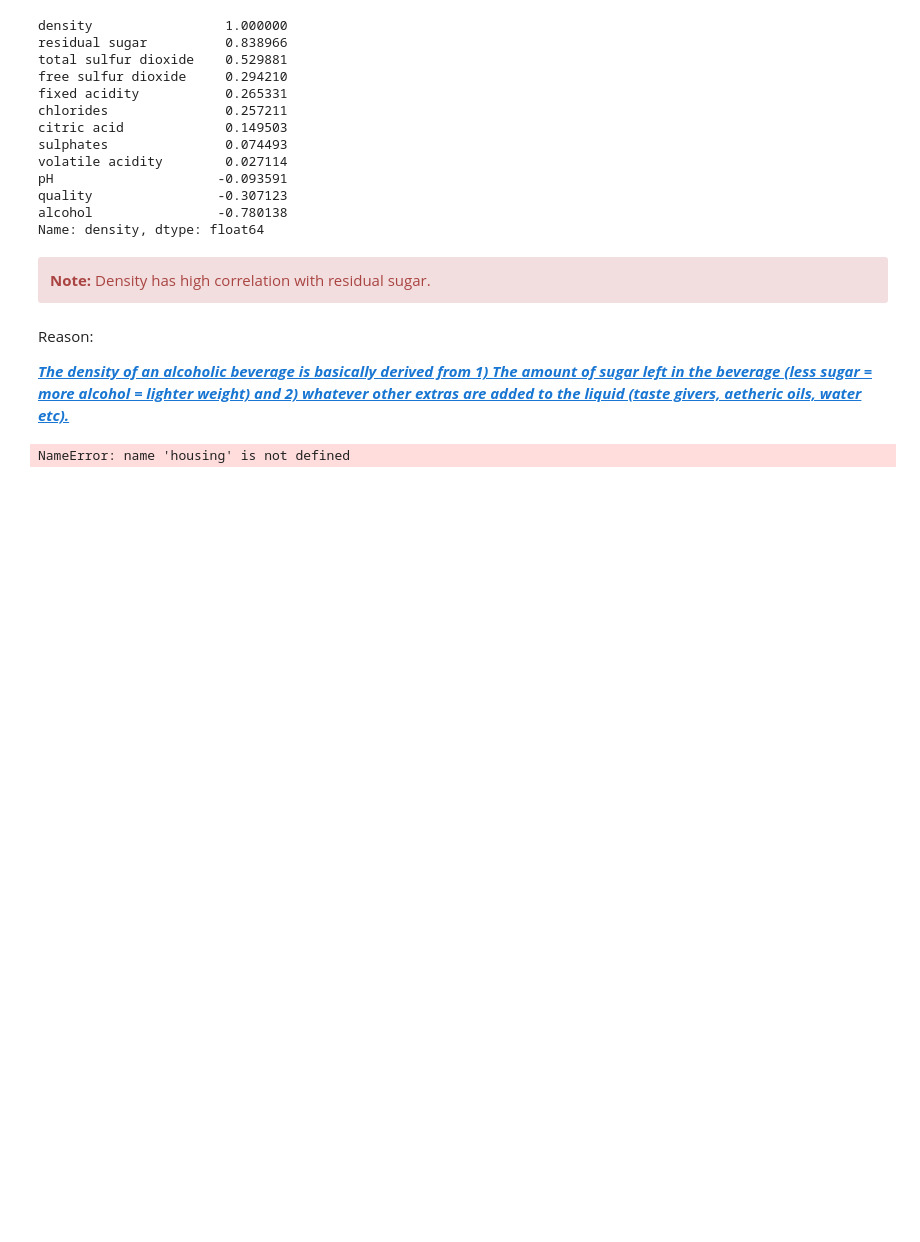
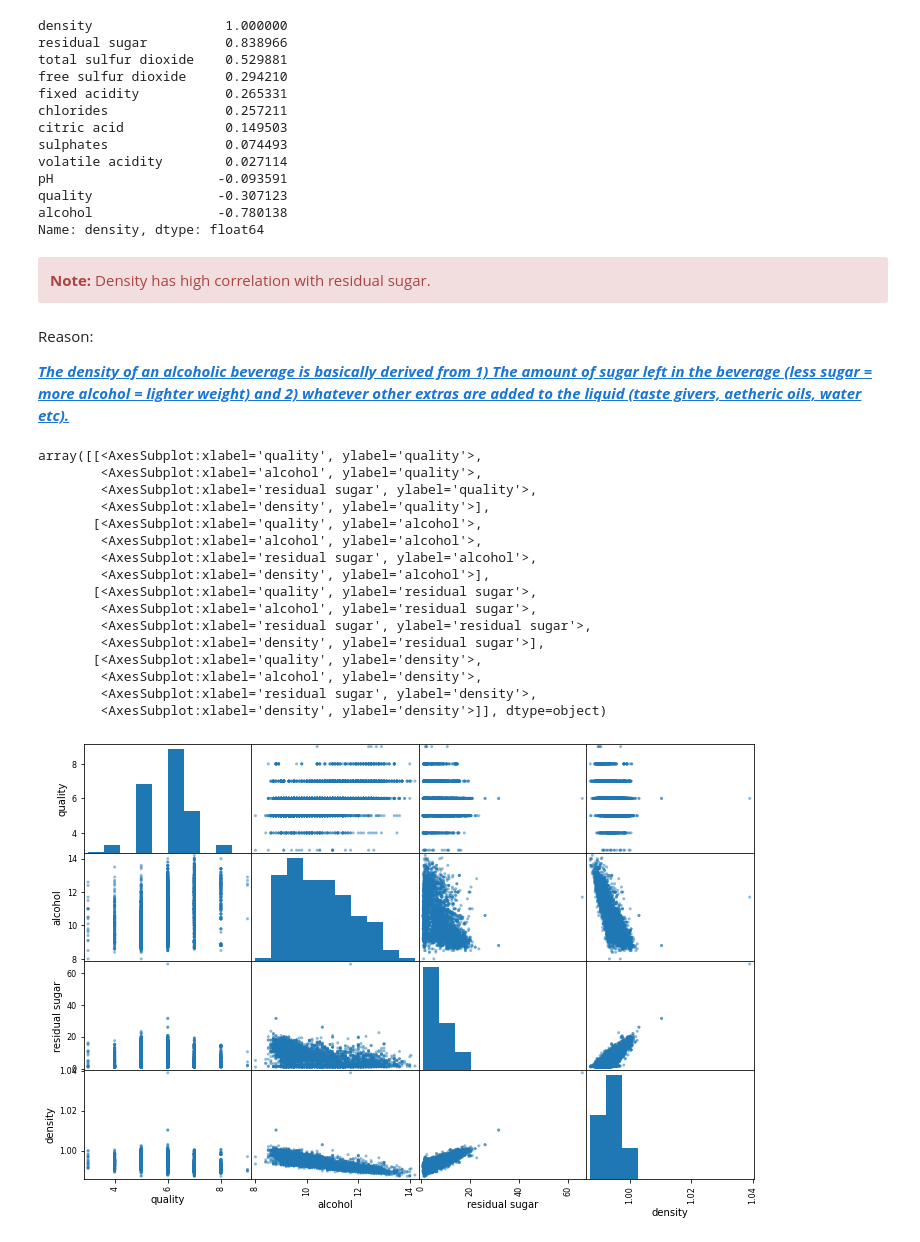
Before and after one commit to shaarick/F21DL, a Jupyter notebook: CW Wine Quality.ipynb, the cells around one changed output. Drawn from its saved outputs; the diff is of its cells as text; code cells hidden in the pictures; blank space fills up the shorter version.

Commit message:
Added density-sugar plot

```diff
--- a/CW Wine Quality.ipynb
+++ b/CW Wine Quality.ipynb
@@ -173,10 +173,26 @@ Reason:
 # %%
 #There arent many interesting scatterplots for this data.
 
 from pandas.plotting import scatter_matrix
 
 attributes = ["quality", "alcohol", "residual sugar", "density"]
 
-scatter_matrix(housing[attributes], figsize=(12, 8))
+scatter_matrix(df[attributes], figsize=(12, 8))
 # %% [output]
-NameError: name 'housing' is not defined
+array([[<AxesSubplot:xlabel='quality', ylabel='quality'>,
+        <AxesSubplot:xlabel='alcohol', ylabel='quality'>,
+        <AxesSubplot:xlabel='residual sugar', ylabel='quality'>,
+        <AxesSubplot:xlabel='density', ylabel='quality'>],
+       [<AxesSubplot:xlabel='quality', ylabel='alcohol'>,
+        <AxesSubplot:xlabel='alcohol', ylabel='alcohol'>,
+        <AxesSubplot:xlabel='residual sugar', ylabel='alcohol'>,
+        <AxesSubplot:xlabel='density', ylabel='alcohol'>],
+       [<AxesSubplot:xlabel='quality', ylabel='residual sugar'>,
+        <AxesSubplot:xlabel='alcohol', ylabel='residual sugar'>,
+        <AxesSubplot:xlabel='residual sugar', ylabel='residual sugar'>,
+        <AxesSubplot:xlabel='density', ylabel='residual sugar'>],
+       [<AxesSubplot:xlabel='quality', ylabel='density'>,
+        <AxesSubplot:xlabel='alcohol', ylabel='density'>,
+        <AxesSubplot:xlabel='residual sugar', ylabel='density'>,
+        <AxesSubplot:xlabel='density', ylabel='density'>]], dtype=object)
+[figure, added]
```
Also changed, not shown: parts of 1 cell of this notebook.
